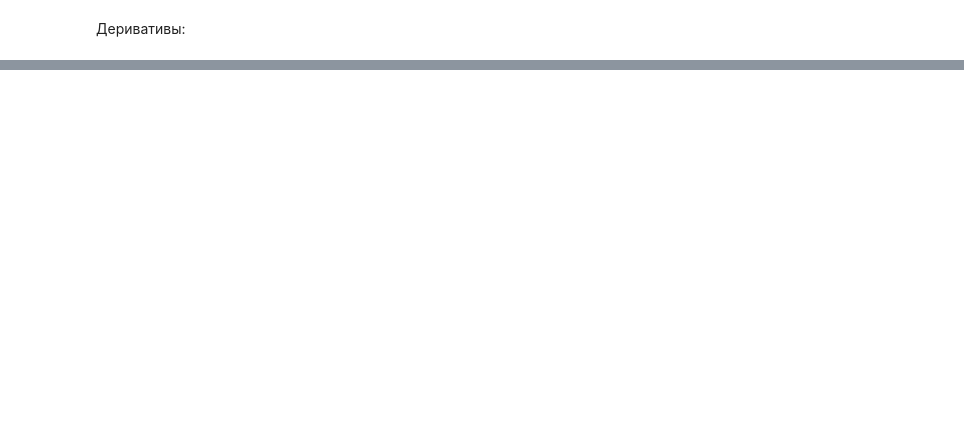
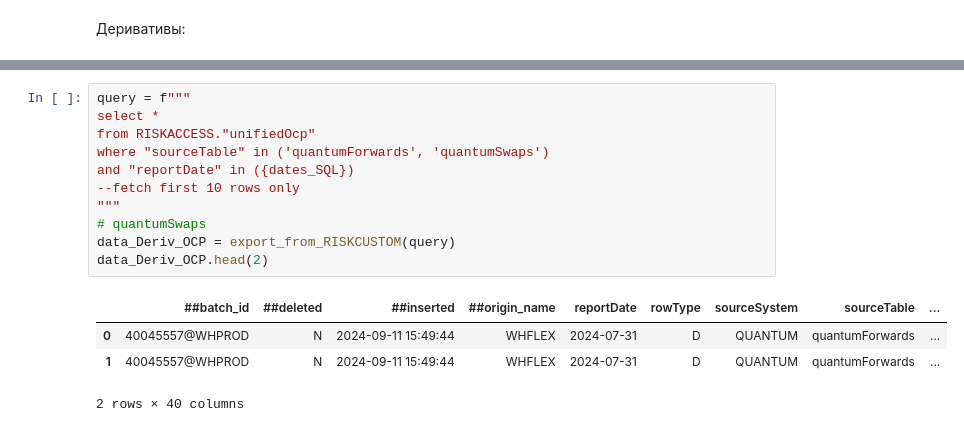
Before and after one commit to Lirollel/Work_AIM_Jupyter-Python-Pandas, a Jupyter notebook: OCP/Testing_bd/Quantum/Quantum_vs_OCP.ipynb, the cells around one changed output, grey strips where cells are left out. Cells and saved outputs as stored; diff of their text form; blank space fills up the shorter version.

```diff
--- a/OCP/Testing_bd/Quantum/Quantum_vs_OCP.ipynb
+++ b/OCP/Testing_bd/Quantum/Quantum_vs_OCP.ipynb
@@ -187,0 +288,16 @@ for i in ['SUEK', 'EuroChem']:
+# %%
+query = f"""
+select *
+from RISKACCESS."unifiedOcp"
+where "sourceTable" in ('quantumForwards', 'quantumSwaps')
+and "reportDate" in ({dates_SQL})
+--fetch first 10 rows only
+"""
+# quantumSwaps
+data_Deriv_OCP = export_from_RISKCUSTOM(query)
+data_Deriv_OCP.head(2)
+# %% [output]
+|  | ##batch_id | ##deleted | ##inserted | ##origin_name | reportDate | rowType | sourceSystem | sourceTable | ... |
+| 0 | 40045557@WHPROD | N | 2024-09-11 15:49:44 | WHFLEX | 2024-07-31 | D | QUANTUM | quantumForwards | ... |
+| 1 | 40045557@WHPROD | N | 2024-09-11 15:49:44 | WHFLEX | 2024-07-31 | D | QUANTUM | quantumForwards | ... |
+2 rows × 40 columns
```
Also changed, not shown: parts of 18 cells of this notebook, 3 other files.
